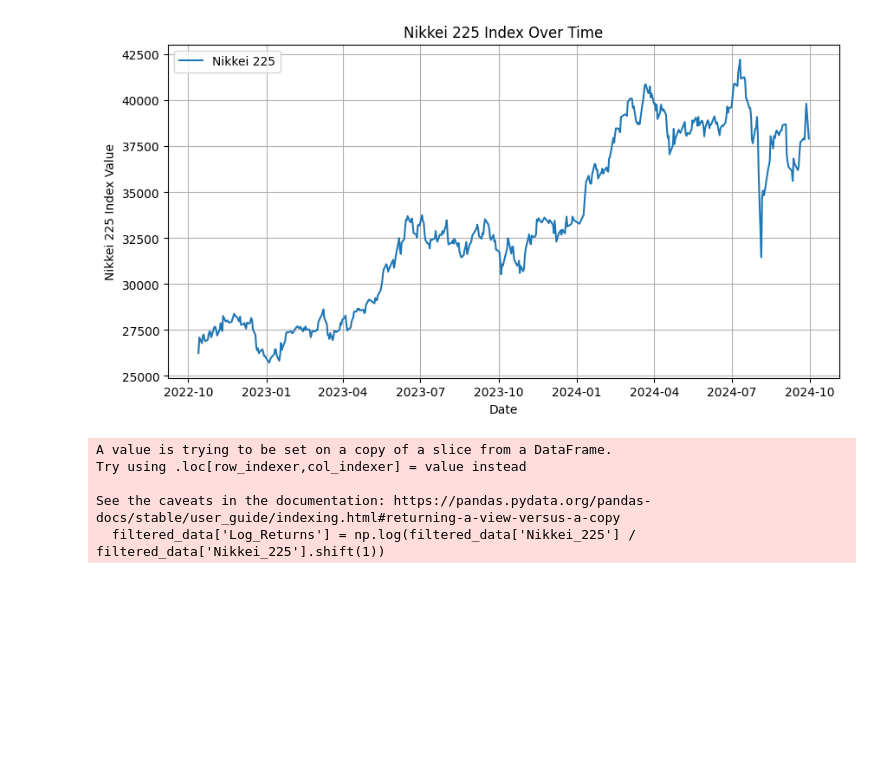
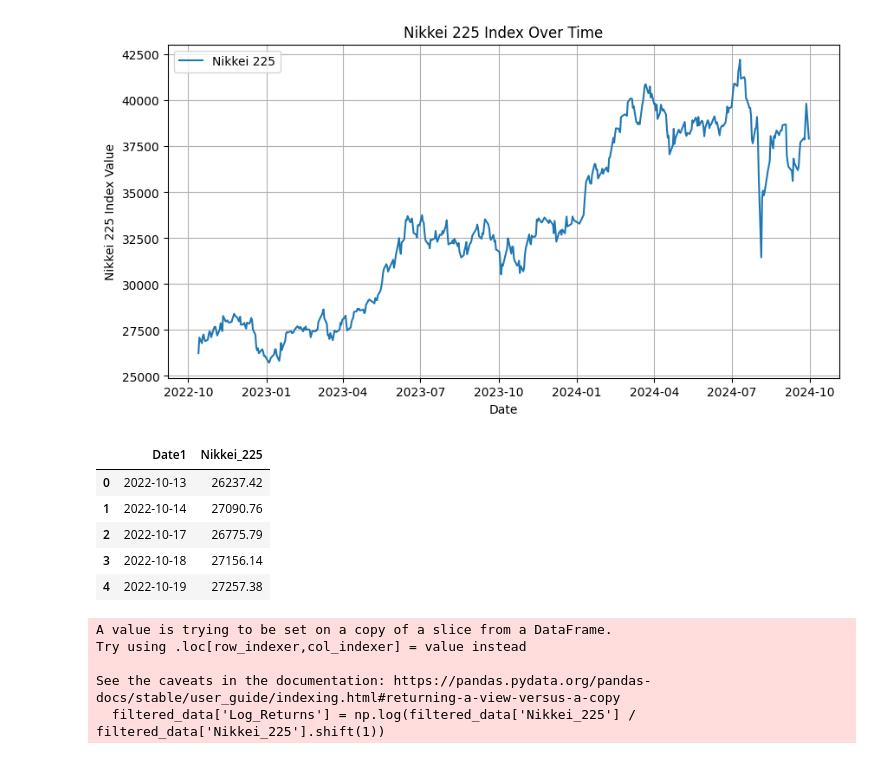
Before and after one commit to ryuki95/research, a Jupyter notebook: stprocess1.ipynb, the cells around one changed output. Saved outputs shown, nothing was run; the diff lists cells and outputs as text; code cells hidden in the pictures; blank space fills up the shorter version.

```diff
--- a/stprocess1.ipynb
+++ b/stprocess1.ipynb
@@ -94,22 +110,16 @@ plt.show()
 # %%
-# Excelファイルから特定のシートを読み込む
-file_path = 'nikkei225.xlsx'
-nikkei_data_sheet = pd.read_excel(file_path, sheet_name='日経平均株価 IDX101000000', skiprows=10)
-
-# 列名を整理して、必要なデータ列を選択
-nikkei_data_sheet.columns = ['Type', 'Date1', 'Date2', 'Nikkei_225']
-nikkei_data_sheet = nikkei_data_sheet[['Date1', 'Nikkei_225']]
+df = nikkei_data[['Date1', 'Nikkei_225']]
 
 # 日付をdatetime型に変換し、Nikkei 225の値を数値型に変換
-nikkei_data_sheet['Date1'] = pd.to_datetime(nikkei_data_sheet['Date1'], errors='coerce')
-nikkei_data_sheet['Nikkei_225'] = pd.to_numeric(nikkei_data_sheet['Nikkei_225'], errors='coerce')
+df['Date1'] = pd.to_datetime(df['Date1'], errors='coerce')
+df['Nikkei_225'] = pd.to_numeric(df['Nikkei_225'], errors='coerce')
 
 # NaNの行を削除して、データを整形
-nikkei_data_sheet = nikkei_data_sheet.dropna().reset_index(drop=True)
+df = df.dropna().reset_index(drop=True)
 
 # グラフをプロット
 plt.figure(figsize=(10, 5))
-plt.plot(nikkei_data_sheet['Date1'], nikkei_data_sheet['Nikkei_225'], label='Nikkei 225')
+plt.plot(df['Date1'], df['Nikkei_225'], label='Nikkei 225')
 plt.xlabel('Date')
 plt.ylabel('Nikkei 225 Index Value')
 plt.title('Nikkei 225 Index Over Time')
@@ -118,4 +128,13 @@ plt.grid(True)
 plt.show()
 # %% [output]
 [figure]
+# %%
+df.head()
+# %% [output]
+|  | Date1 | Nikkei_225 |
+| 0 | 2022-10-13 | 26237.42 |
+| 1 | 2022-10-14 | 27090.76 |
+| 2 | 2022-10-17 | 26775.79 |
+| 3 | 2022-10-18 | 27156.14 |
+| 4 | 2022-10-19 | 27257.38 |
 # %%
```
Also changed, not shown: parts of 2 cells of this notebook.
